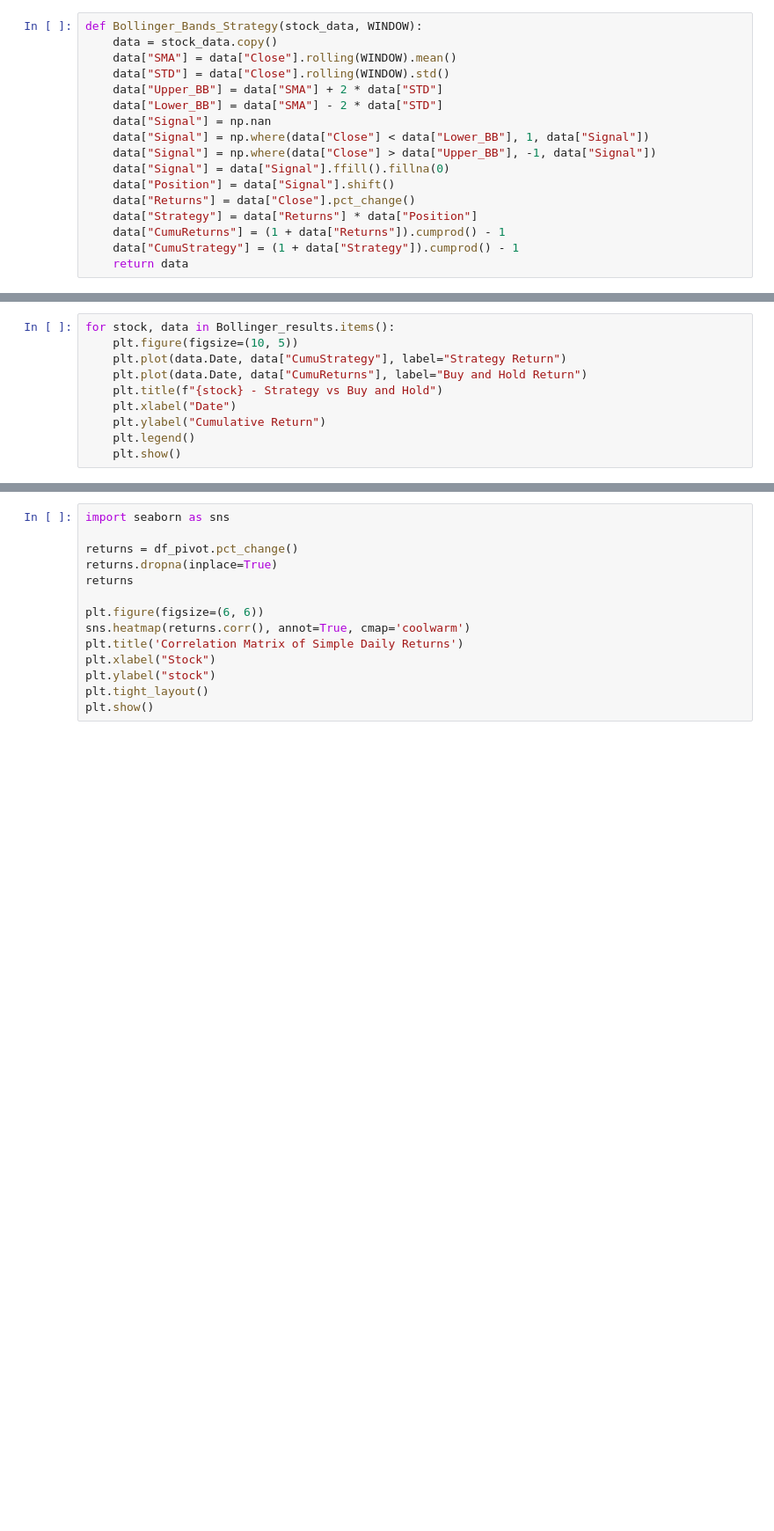
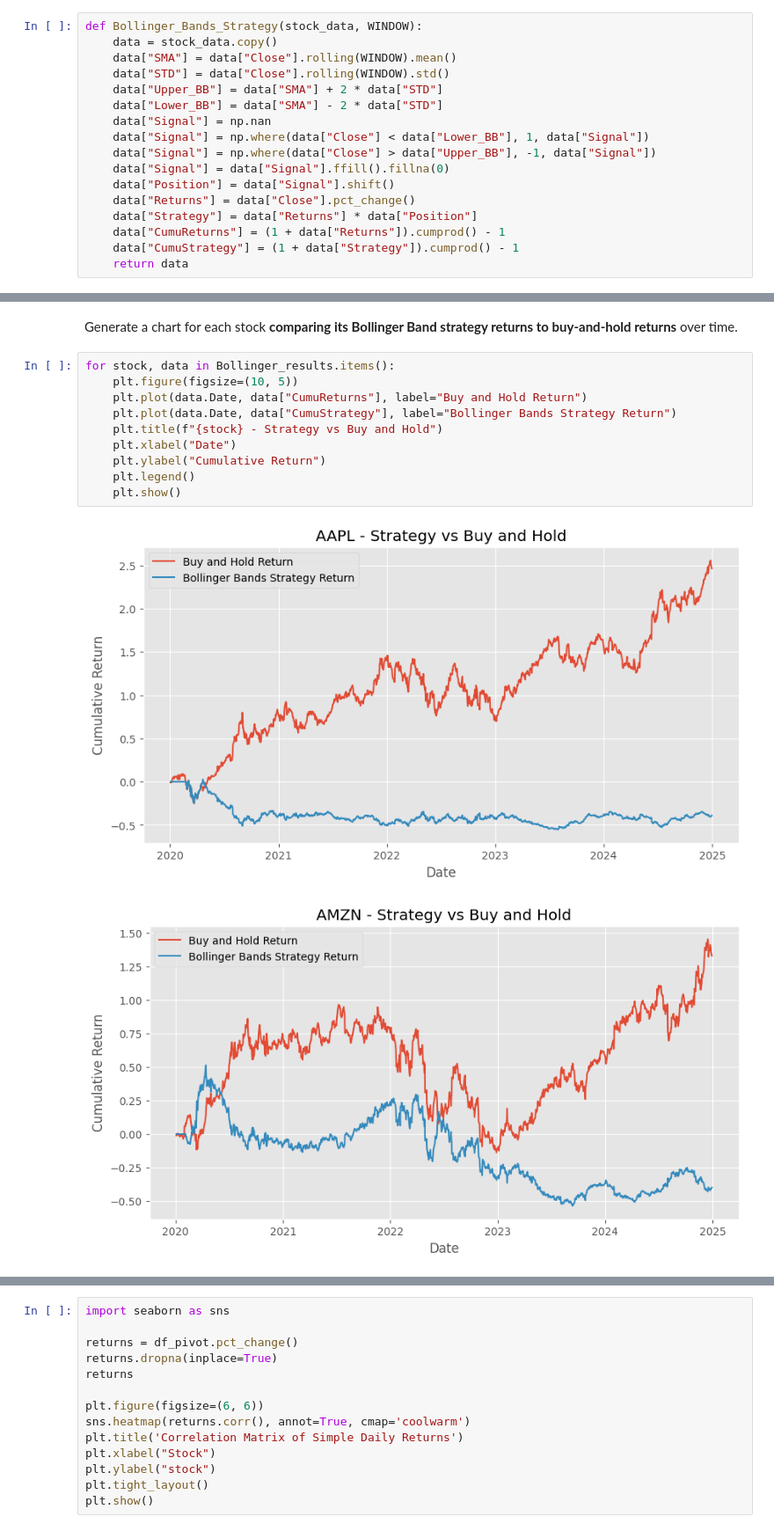
Before and after one commit to Imperial-Business-School/python-for-finance-WangZilu-imperial, a Jupyter notebook: Individual/Individual Assignment.ipynb, the cells around one changed output, grey strips where cells are left out. Shown at 88% size. Drawn from its saved outputs; the diff is of its cells as text; blank space fills up the shorter version.

```diff
--- a/Individual/Individual Assignment.ipynb
+++ b/Individual/Individual Assignment.ipynb
@@ -215,13 +229,18 @@ Now processing signals for WMT....
 |  | 12568 | 2024-12-27 | WMT | 91.188507 | 91.874953 | 90.561743 | 91.656083 | 11384400 | 93.051801 | 1.336147 | 95.724094 | ... |
 |  | 12569 | 2024-12-30 | WMT | 90.104118 | 90.601546 | 89.666379 | 90.263299 | 9790200 | 92.965969 | 1.468018 | 95.902005 | ... |
 12570 rows × 17 columns
+# %% [markdown]
+Generate a chart for each stock **comparing its Bollinger Band strategy returns to buy-and-hold returns** over time.
 # %%
 for stock, data in Bollinger_results.items():
     plt.figure(figsize=(10, 5))
-    plt.plot(data.Date, data["CumuStrategy"], label="Strategy Return")
     plt.plot(data.Date, data["CumuReturns"], label="Buy and Hold Return")
+    plt.plot(data.Date, data["CumuStrategy"], label="Bollinger Bands Strategy Return")
     plt.title(f"{stock} - Strategy vs Buy and Hold")
     plt.xlabel("Date")
     plt.ylabel("Cumulative Return")
     plt.legend()
     plt.show()
+# %% [output]
+[figure, added]
+[figure, added]
```
Also changed, not shown: parts of 42 cells of this notebook, 1 other file.
